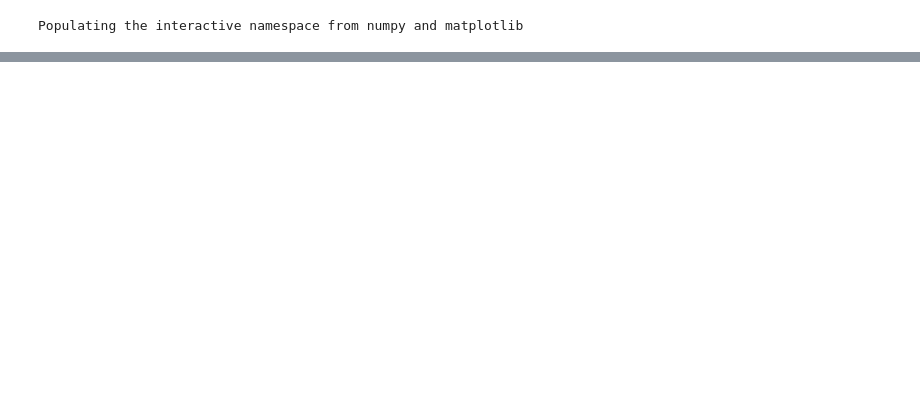
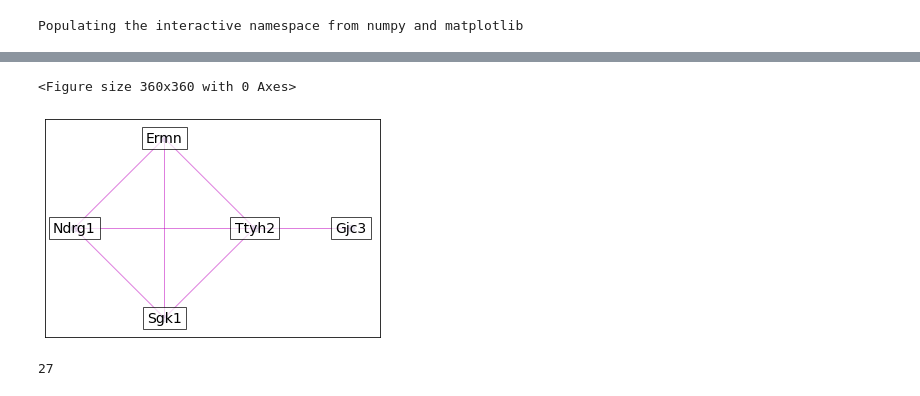
Before and after one commit to Ali-E/gSpan, a Jupyter notebook: find_subgraphs.ipynb, the cells around one changed output, grey strips where cells are left out. Cells and saved outputs as stored; diff of their text form; code cells hidden in the pictures; blank space fills up the shorter version.

```diff
--- a/find_subgraphs.ipynb
+++ b/find_subgraphs.ipynb
@@ -22 +44,5 @@ def is_clique(g):
+# %%
+def node_count(g):
+    vertices = g.vertices
+    return len(vertices)
 # %%
@@ -54,0 +105,12 @@ for g in cliques:
+# %%
+support_list = []
+for g, support in filtered_subgraphs:
+    v_count = node_count(g)
+    if v_count > 4 and edge_count(g) > v_count*(v_count-1)//3 and support > 25:
+        g.plot()
+        support_list.append(support)
+        print(support)
+# %% [output]
+<Figure size 360x360 with 0 Axes>
+[figure, added]
+27
```
Also changed, not shown: parts of 15 cells of this notebook, 1 other file.
